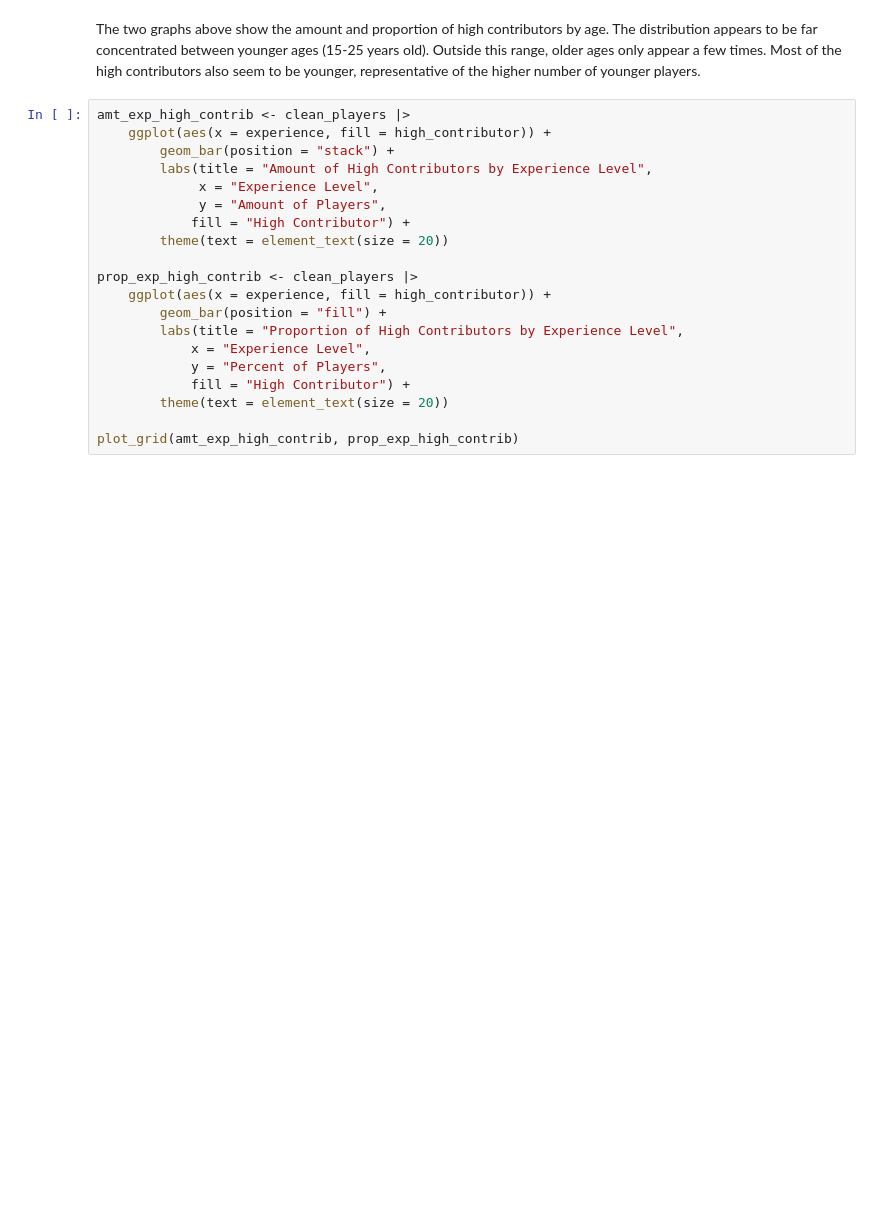
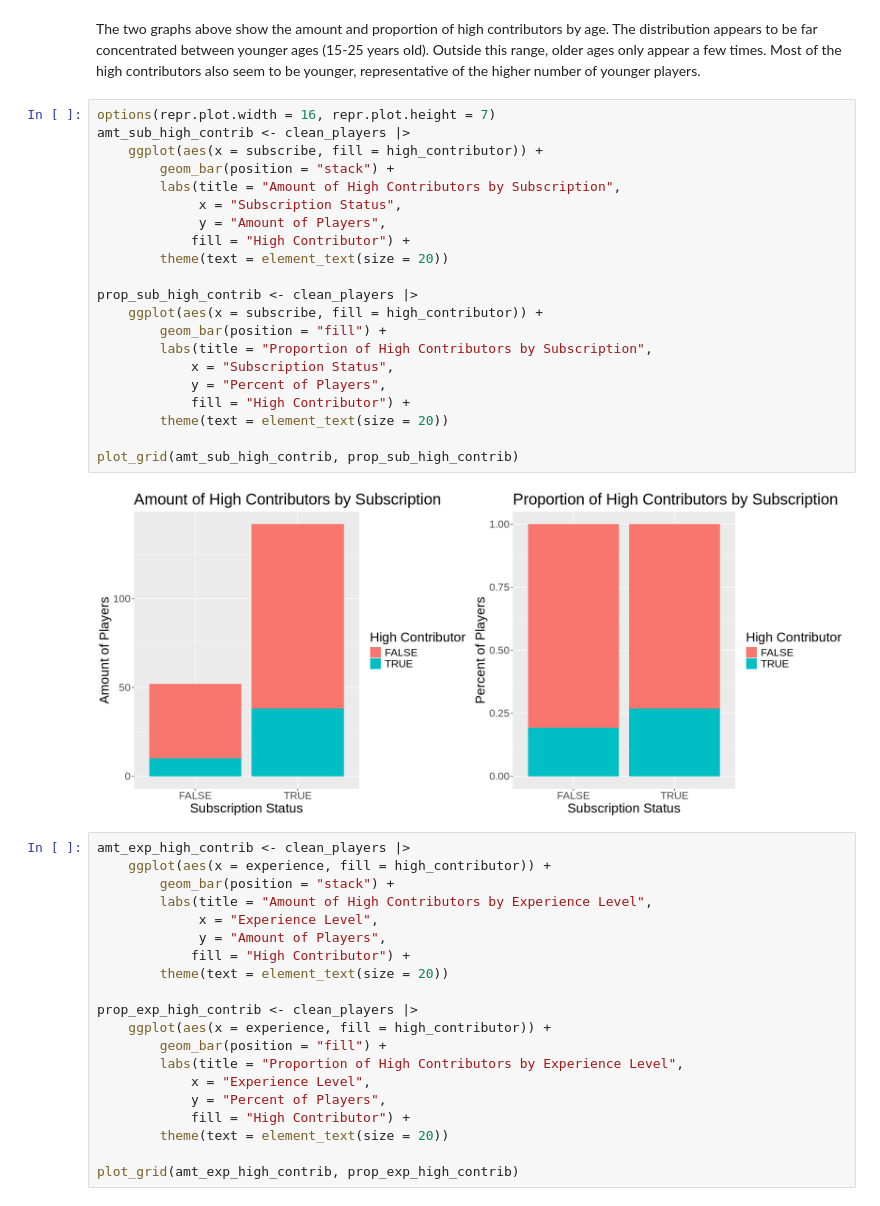
Before and after one commit to Modas101/dsci-100-project-final, a Jupyter notebook: final-Copy2.ipynb, the cells around one changed output. Saved outputs shown, nothing was run; the diff lists cells and outputs as text; blank space fills up the shorter version.

Commit message:
Added subscription graph

```diff
--- a/final-Copy2.ipynb
+++ b/final-Copy2.ipynb
@@ -159,6 +159,29 @@ Warning message:
 [figure]
 # %% [markdown]
 The two graphs above show the amount and proportion of high contributors by age. The distribution appears to be far concentrated between younger ages (15-25 years old). Outside this range, older ages only appear a few times. Most of the high contributors also seem to be younger, representative of the higher number of younger players.
+# %%
+options(repr.plot.width = 16, repr.plot.height = 7)
+amt_sub_high_contrib <- clean_players |>
+    ggplot(aes(x = subscribe, fill = high_contributor)) +
+        geom_bar(position = "stack") +
+        labs(title = "Amount of High Contributors by Subscription",
+             x = "Subscription Status",
+             y = "Amount of Players",
+            fill = "High Contributor") +
+        theme(text = element_text(size = 20))
+
+prop_sub_high_contrib <- clean_players |>
+    ggplot(aes(x = subscribe, fill = high_contributor)) +
+        geom_bar(position = "fill") +
+        labs(title = "Proportion of High Contributors by Subscription",
+            x = "Subscription Status",
+            y = "Percent of Players",
+            fill = "High Contributor") +
+        theme(text = element_text(size = 20))
+
+plot_grid(amt_sub_high_contrib, prop_sub_high_contrib)
+# %% [output]
+[figure, added]
 # %%
 amt_exp_high_contrib <- clean_players |>
     ggplot(aes(x = experience, fill = high_contributor)) +
```
